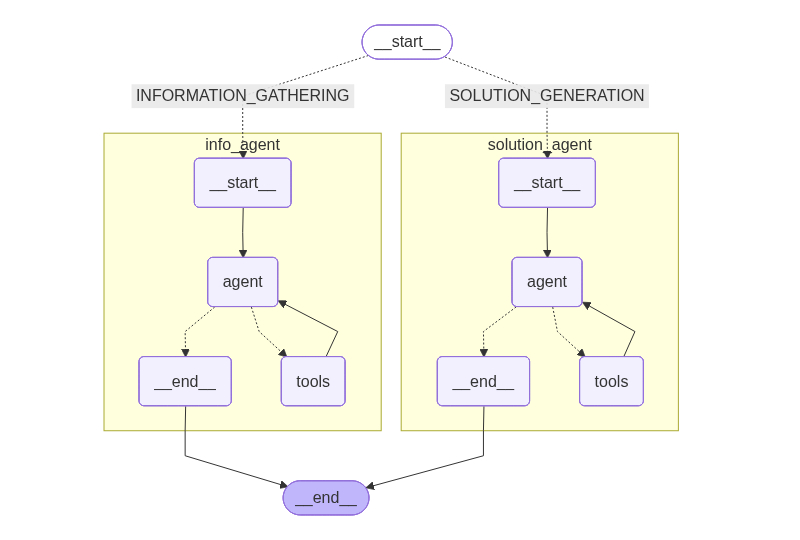
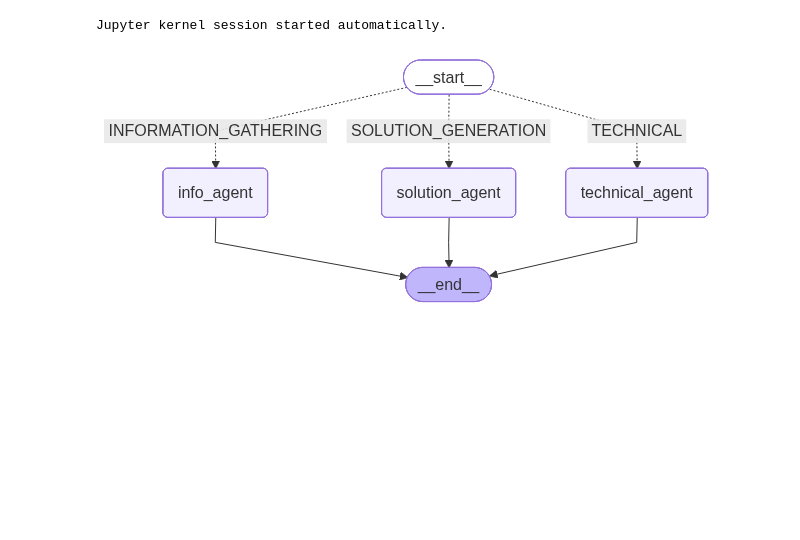
Before and after one commit to Mubarak-412/costix, a Jupyter notebook: src/costix/testGraph.ipynb, the cells around one changed output. Drawn from its saved outputs; the diff is of its cells as text; code cells hidden in the pictures; blank space fills up the shorter version.

Commit message:
add technical requirements agent to the graph

```diff
--- a/src/costix/testGraph.ipynb
+++ b/src/costix/testGraph.ipynb
@@ -1,16 +1,17 @@
 # %%
 from costix.graph import CostixGraph
 from langgraph.checkpoint.memory import MemorySaver
 checkpoint=MemorySaver()
 
 from IPython.display import display,Image
 
 graph=CostixGraph(checkpointer=checkpoint)
 
 
-display(Image(graph.graph.get_graph(xray=1).draw_mermaid_png()))
+display(Image(graph.graph.get_graph(xray=0).draw_mermaid_png()))
 # %% [output]
+Jupyter kernel session started automatically.
-[figure, old version]
+[figure, new version]
 # %%
 thread_id='2'
 config={'configurable':{'thread_id':thread_id}}
```
Also changed, not shown: parts of 3 cells of this notebook, 12 other files.
